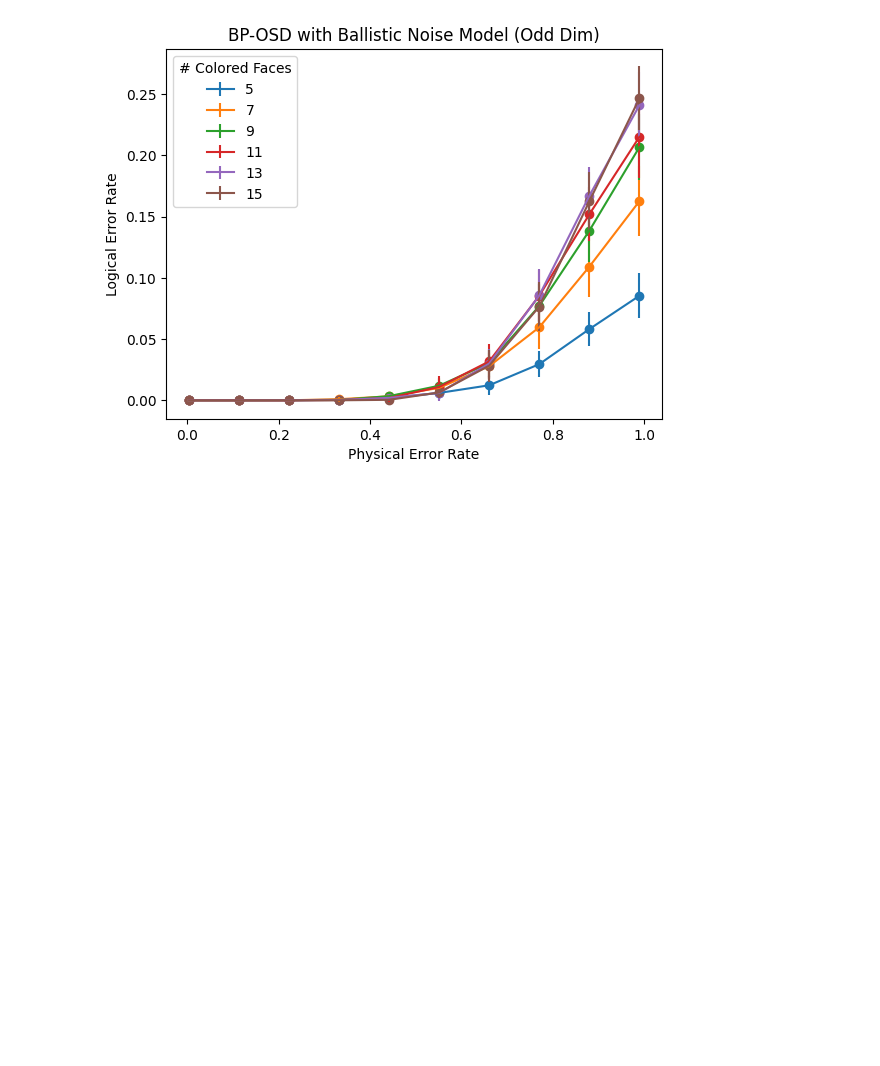
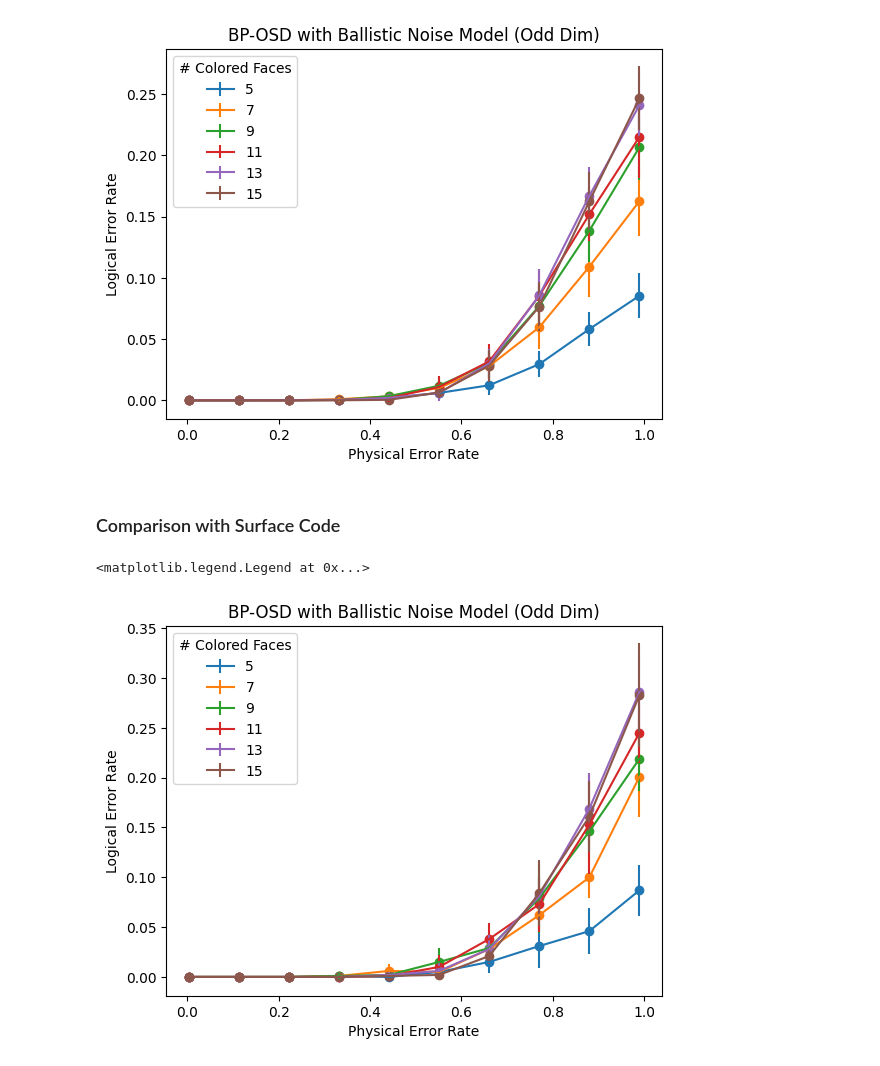
Before and after one commit to jpmarceaux/QuantumHardwareSubgroup, a Jupyter notebook: lib/code_cap_simulation_correlated.ipynb, the cells around one changed output. Drawn from its saved outputs; the diff is of its cells as text; code cells hidden in the pictures; blank space fills up the shorter version.

```diff
--- a/lib/code_cap_simulation_correlated.ipynb
+++ b/lib/code_cap_simulation_correlated.ipynb
@@ -311,3 +307,5 @@ plt.legend(title='# Colored Faces')
 # %% [output]
 <matplotlib.legend.Legend at 0x...>
 [figure]
+# %% [markdown]
+### Comparison with Surface Code
@@ -313,0 +351,24 @@ plt.legend(title='# Colored Faces')
+# %%
+logical_error_probs = {int(dim) : [] for dim in logical_errors.keys()}
+for dim in logical_errors.keys():
+    for row in logical_errors[dim]:
+        logical_error_probs[dim].append(row/num_errors)
+
+with open('data/phys_vs_log_err_rate_ballistic_fixed_1.pkl', 'wb') as fp:
+    pickle.dump(logical_error_probs, fp)
+# %%
+for dim in logical_error_probs.keys():
+    logical_error_list = np.array(logical_error_probs[dim])
+    logical_error_list_mean = np.mean(logical_error_list, axis=0)
+    logical_error_list_std = np.std(logical_error_list, axis=0)
+    plt.scatter(3 * phys_err_rates_range, logical_error_list_mean)
+    plt.errorbar(3 * phys_err_rates_range, logical_error_list_mean, yerr=logical_error_list_std, label=str(dim))
+
+plt.xlabel('Physical Error Rate')
+plt.ylabel('Logical Error Rate')
+plt.title('BP-OSD with Ballistic Noise Model (Odd Dim)')
+# plt.plot(3 * phys_err_rates_range, 3 * phys_err_rates_range, color='black')
+plt.legend(title='# Colored Faces')
+# %% [output]
+<matplotlib.legend.Legend at 0x...>
+[figure, added]
```
Also changed, not shown: parts of 3 cells of this notebook, 9 other files.
